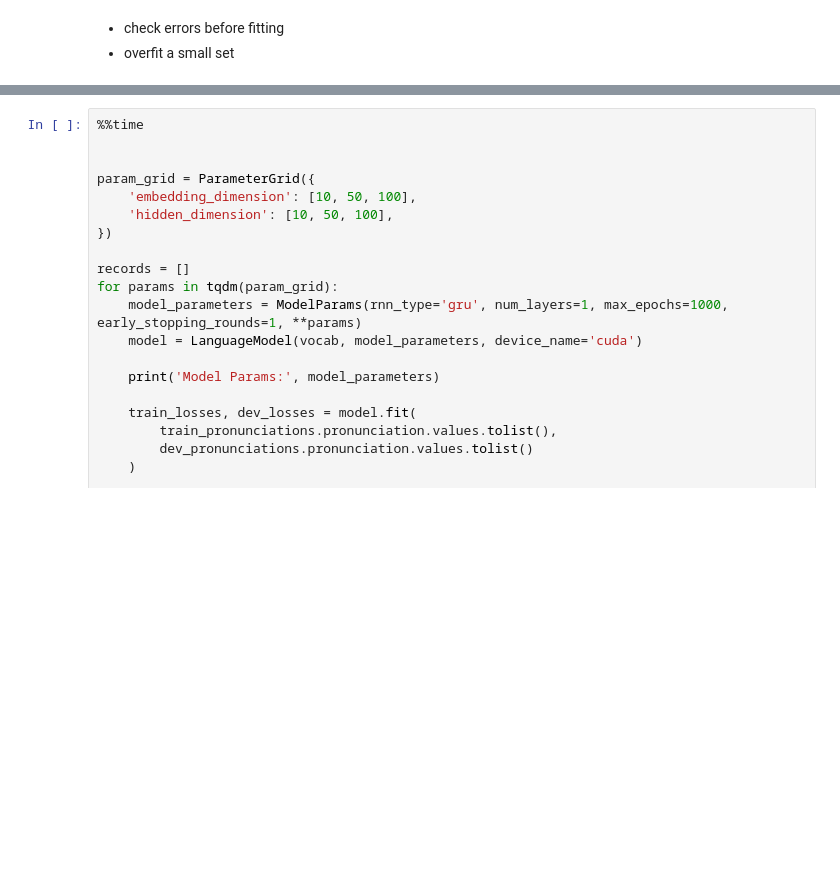
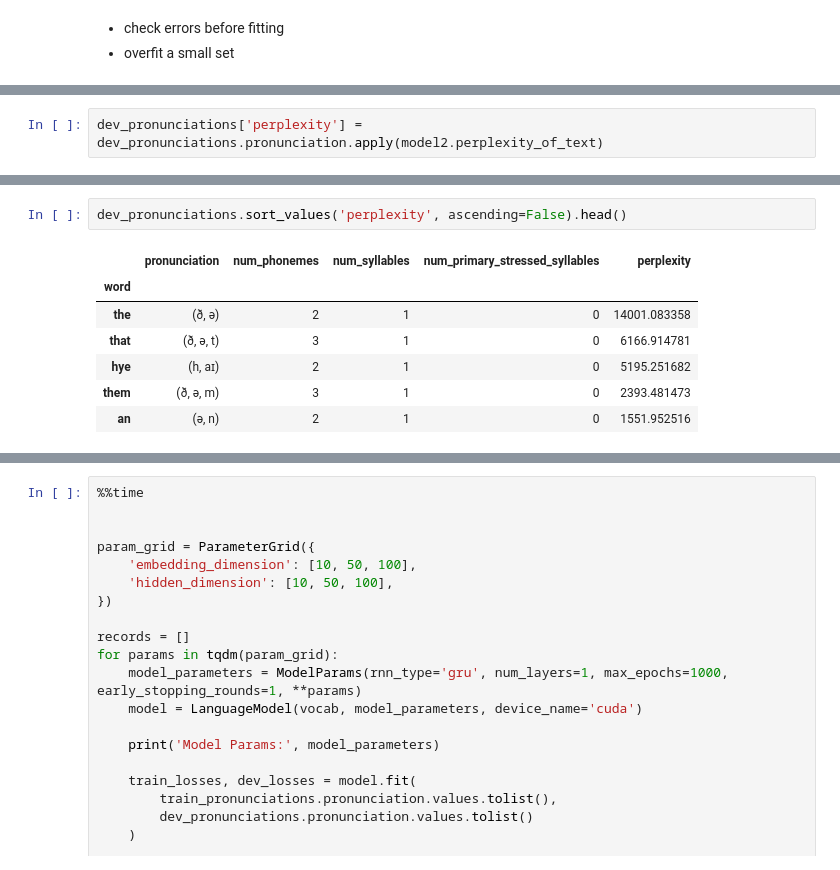
Before and after one commit to colinpollock/sonorant, a Jupyter notebook: Model Training.ipynb, the cells around one changed output, grey strips where cells are left out. Drawn from its saved outputs; the diff is of its cells as text; blank space fills up the shorter version.

```diff
--- a/Model Training.ipynb
+++ b/Model Training.ipynb
@@ -240,0 +351,2 @@ Wall time: 53.1 s
+# %%
+dev_pronunciations['perplexity'] = dev_pronunciations.pronunciation.apply(model2.perplexity_of_text)
@@ -240,0 +477,10 @@ Wall time: 53.1 s
+# %%
+dev_pronunciations.sort_values('perplexity', ascending=False).head()
+# %% [output]
+|  | pronunciation | num_phonemes | num_syllables | num_primary_stressed_syllables | perplexity |
+| word |  |  |  |  |  |
+| the | (ð, ə) | 2 | 1 | 0 | 14001.083358 |
+| that | (ð, ə, t) | 3 | 1 | 0 | 6166.914781 |
+| hye | (h, aɪ) | 2 | 1 | 0 | 5195.251682 |
+| them | (ð, ə, m) | 3 | 1 | 0 | 2393.481473 |
+| an | (ə, n) | 2 | 1 | 0 | 1551.952516 |
```
Also changed, not shown: parts of 36 cells of this notebook.
